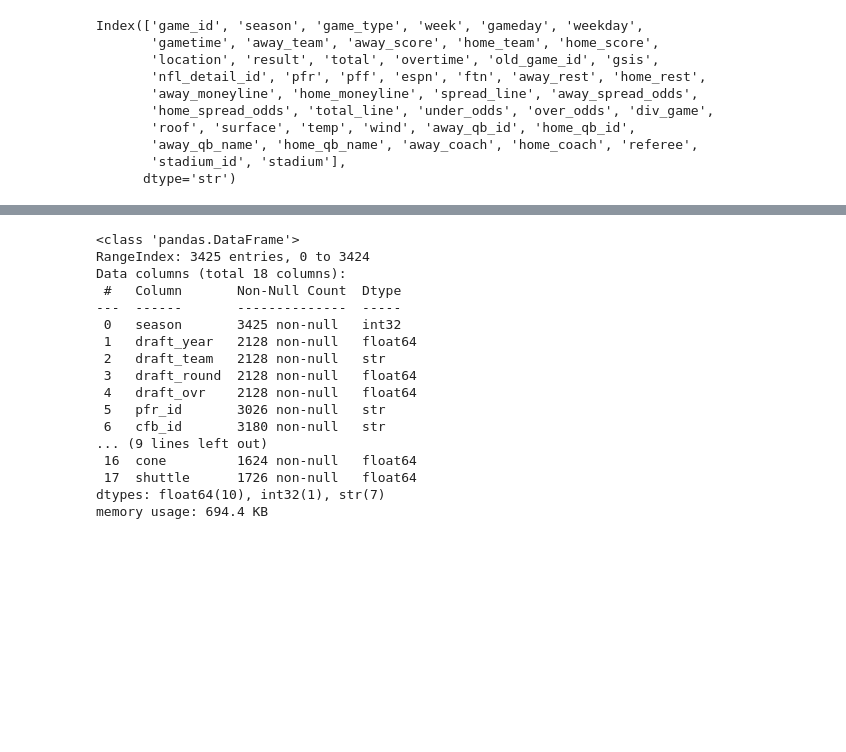
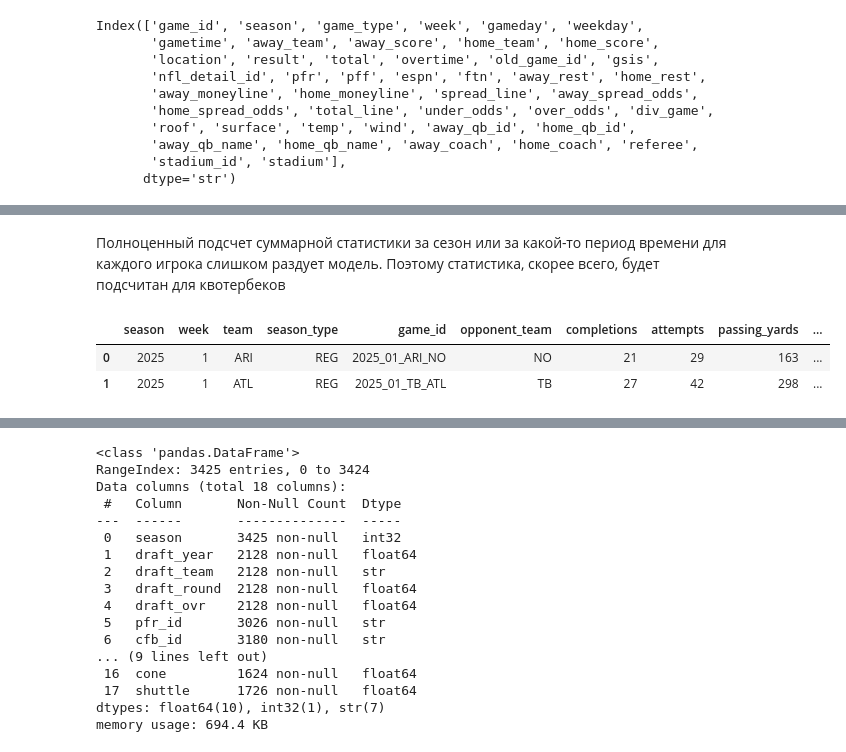
Before and after one commit to SYaroslav0/NFL_Game_Predicition, a Jupyter notebook: notebooks/eda_nflreadpy.ipynb, the cells around one changed output, grey strips where cells are left out. Cells and saved outputs as stored; diff of their text form; code cells hidden in the pictures; blank space fills up the shorter version.

```diff
--- a/notebooks/eda_nflreadpy.ipynb
+++ b/notebooks/eda_nflreadpy.ipynb
@@ -37,0 +127,3 @@ Index(['game_id', 'season', 'game_type', 'week', 'gameday', 'weekday',
+# %%
+referee = nfl.load_officials(2025).to_pandas()
+referee.head(2)
@@ -37,0 +137,3 @@ Index(['game_id', 'season', 'game_type', 'week', 'gameday', 'weekday',
+# %%
+player_stats = nfl.load_stats.load_player_stats(2025).to_pandas()
+player_stats.head(2)
@@ -37,0 +144,9 @@ Index(['game_id', 'season', 'game_type', 'week', 'gameday', 'weekday',
+# %% [markdown]
+Полноценный подсчет суммарной статистики за сезон или за какой-то период времени для каждого игрока слишком раздует модель. Поэтому статистика, скорее всего, будет подсчитан для квотербеков
+# %%
+tm_stats = nfl.load_stats.load_team_stats(2025).to_pandas()
+tm_stats.head(2)
+# %% [output]
+|  | season | week | team | season_type | game_id | opponent_team | completions | attempts | passing_yards | ... |
+| 0 | 2025 | 1 | ARI | REG | 2025_01_ARI_NO | NO | 21 | 29 | 163 | ... |
+| 1 | 2025 | 1 | ATL | REG | 2025_01_TB_ATL | TB | 27 | 42 | 298 | ... |
```
Also changed, not shown: parts of 41 cells of this notebook.
